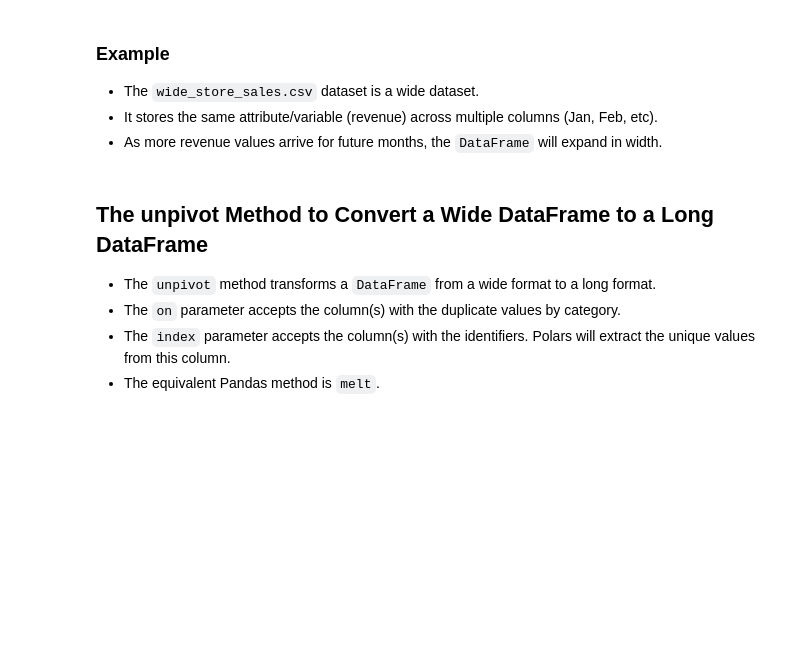
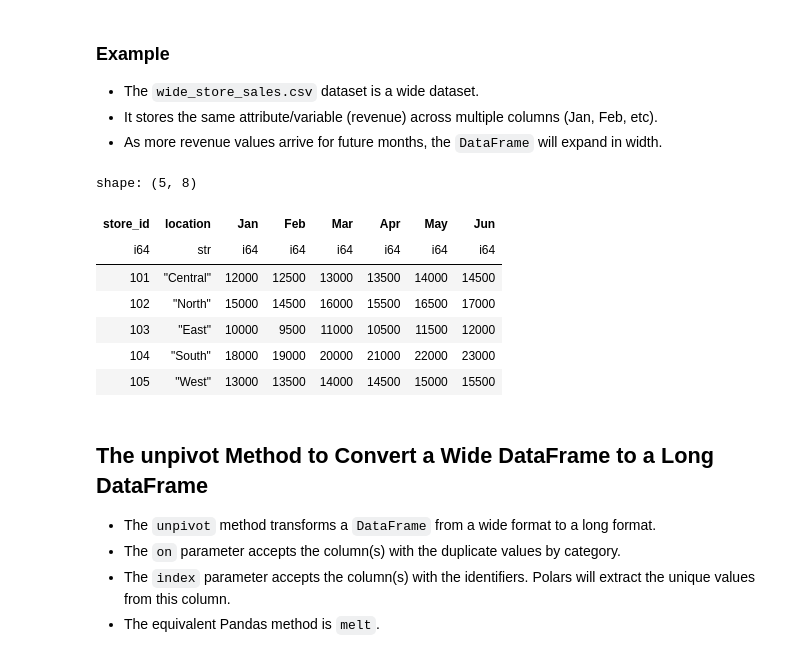
Before and after one commit to yaowenqiang/Data-Analysis-with-Polars-and-Python, a Jupyter notebook: incomplete/09 - Reshaping.ipynb, the cells around one changed output. Cells and saved outputs as stored; diff of their text form; code cells hidden in the pictures; blank space fills up the shorter version.

```diff
--- a/incomplete/09 - Reshaping.ipynb
+++ b/incomplete/09 - Reshaping.ipynb
@@ -13,6 +15,18 @@
 - The `wide_store_sales.csv` dataset is a wide dataset.
 - It stores the same attribute/variable (revenue) across multiple columns (Jan, Feb, etc).
 - As more revenue values arrive for future months, the `DataFrame` will expand in width.
+# %%
+wide_store_sales = pl.read_csv("wide_store_sales.csv")
+wide_store_sales
+# %% [output]
+shape: (5, 8)
+| store_id | location | Jan | Feb | Mar | Apr | May | Jun |
+| i64 | str | i64 | i64 | i64 | i64 | i64 | i64 |
+| 101 | "Central" | 12000 | 12500 | 13000 | 13500 | 14000 | 14500 |
+| 102 | "North" | 15000 | 14500 | 16000 | 15500 | 16500 | 17000 |
+| 103 | "East" | 10000 | 9500 | 11000 | 10500 | 11500 | 12000 |
+| 104 | "South" | 18000 | 19000 | 20000 | 21000 | 22000 | 23000 |
+| 105 | "West" | 13000 | 13500 | 14000 | 14500 | 15000 | 15500 |
 # %% [markdown]
 ## The unpivot Method to Convert a Wide DataFrame to a Long DataFrame
 - The `unpivot` method transforms a `DataFrame` from a wide format to a long format.
```
Also changed, not shown: parts of 19 cells of this notebook, 1 other file.
